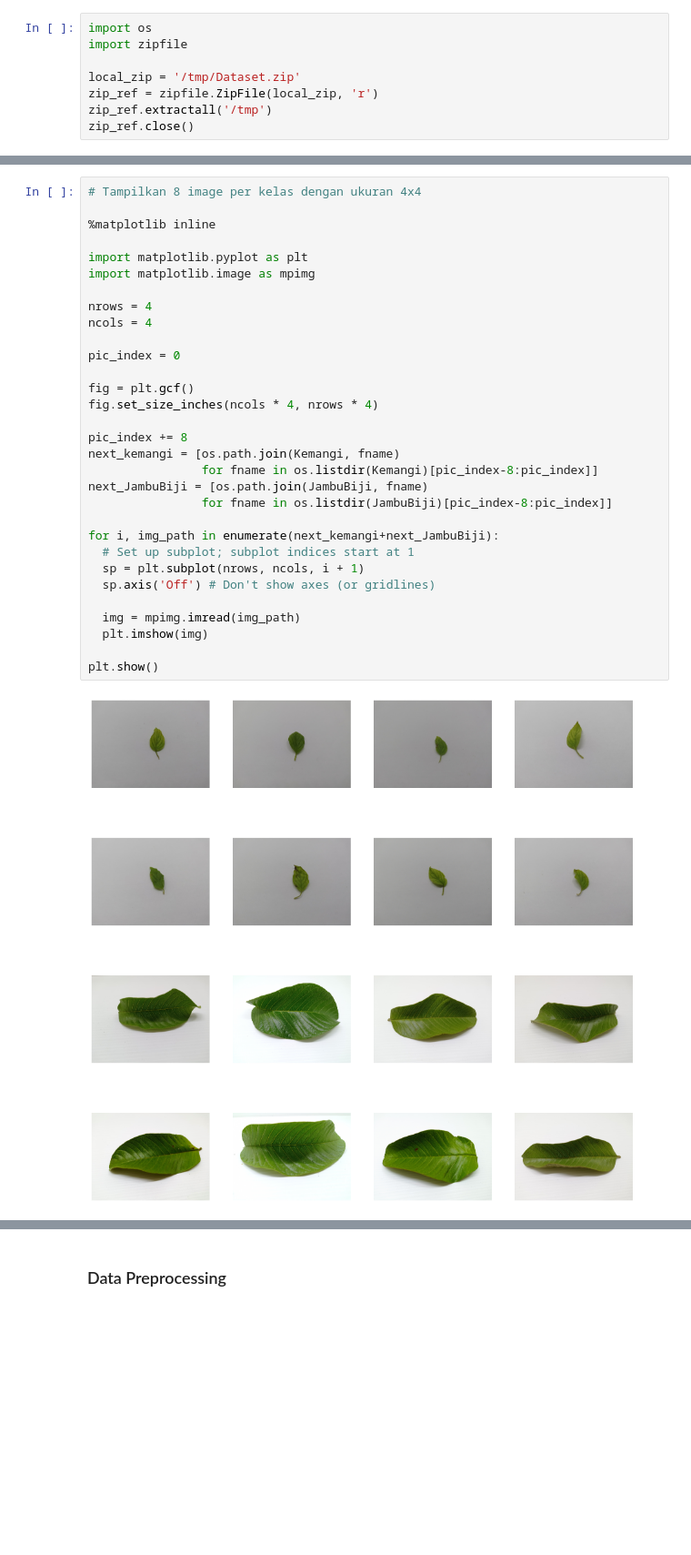
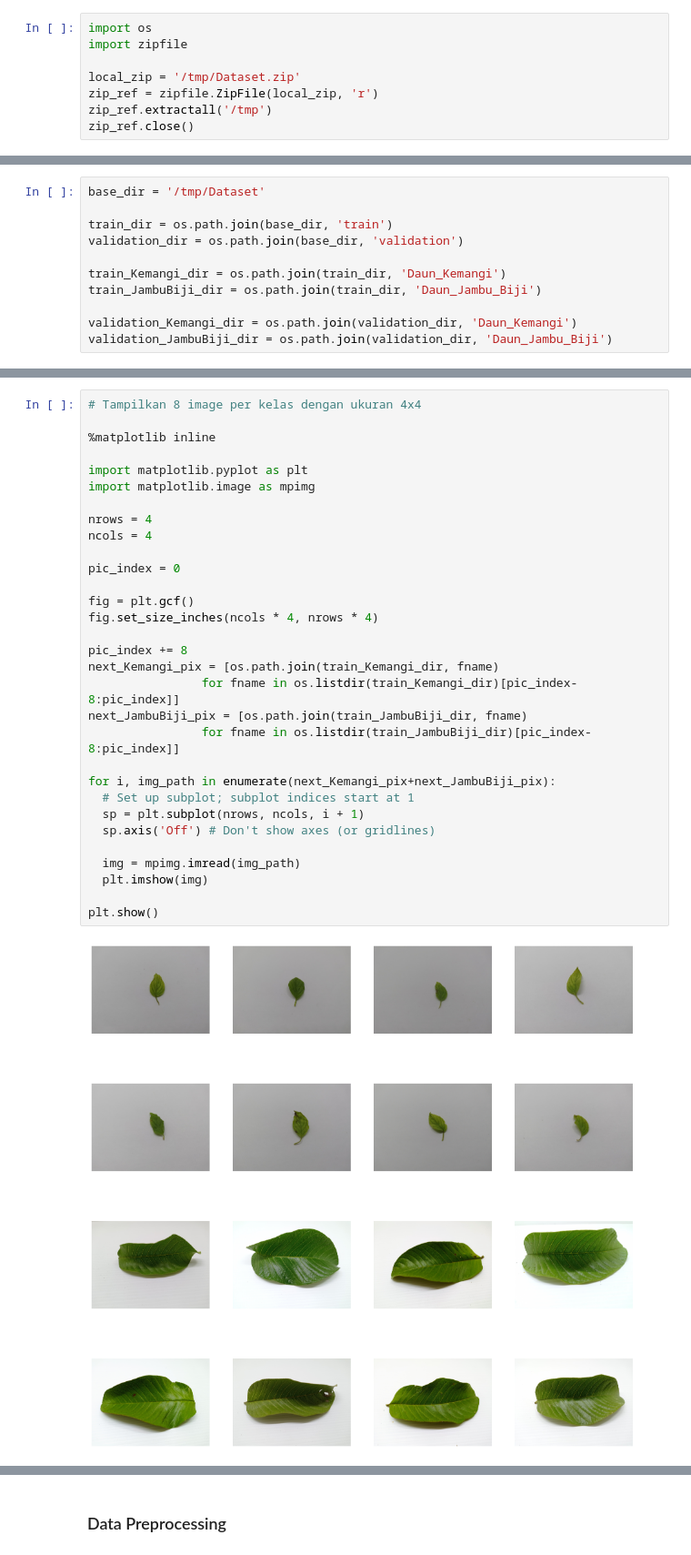
Before and after one commit to Jibril203/Kecerdasan-Buatan-A, a Jupyter notebook: neural_network/neural_network.ipynb, the cells around one changed output, grey strips where cells are left out. Shown: that part at 91% size. Drawn from its saved outputs; the diff is of its cells as text; blank space fills up the shorter version.

```diff
--- a/neural_network/neural_network.ipynb
+++ b/neural_network/neural_network.ipynb
@@ -37 +32,12 @@ JambuBiji = os.path.join(base_dir, 'Daun_Jambu_Biji')
+# %%
+base_dir = '/tmp/Dataset'
+
+train_dir = os.path.join(base_dir, 'train')
+validation_dir = os.path.join(base_dir, 'validation')
+
+train_Kemangi_dir = os.path.join(train_dir, 'Daun_Kemangi')
+train_JambuBiji_dir = os.path.join(train_dir, 'Daun_Jambu_Biji')
+
+validation_Kemangi_dir = os.path.join(validation_dir, 'Daun_Kemangi')
+validation_JambuBiji_dir = os.path.join(validation_dir, 'Daun_Jambu_Biji')
 # %%
@@ -51,36 +61,36 @@ total Daun Jambu Biji: 50
 # %%
 # Tampilkan 8 image per kelas dengan ukuran 4x4
 
 %matplotlib inline
 
 import matplotlib.pyplot as plt
 import matplotlib.image as mpimg
 
 nrows = 4
 ncols = 4
 
 pic_index = 0
 
 fig = plt.gcf()
 fig.set_size_inches(ncols * 4, nrows * 4)
 
 pic_index += 8
-next_kemangi = [os.path.join(Kemangi, fname)
-                for fname in os.listdir(Kemangi)[pic_index-8:pic_index]]
-next_JambuBiji = [os.path.join(JambuBiji, fname)
-                for fname in os.listdir(JambuBiji)[pic_index-8:pic_index]]
+next_Kemangi_pix = [os.path.join(train_Kemangi_dir, fname)
+                for fname in os.listdir(train_Kemangi_dir)[pic_index-8:pic_index]]
+next_JambuBiji_pix = [os.path.join(train_JambuBiji_dir, fname)
+                for fname in os.listdir(train_JambuBiji_dir)[pic_index-8:pic_index]]
 
-for i, img_path in enumerate(next_kemangi+next_JambuBiji):
+for i, img_path in enumerate(next_Kemangi_pix+next_JambuBiji_pix):
   # Set up subplot; subplot indices start at 1
   sp = plt.subplot(nrows, ncols, i + 1)
   sp.axis('Off') # Don't show axes (or gridlines)
 
   img = mpimg.imread(img_path)
   plt.imshow(img)
 
 plt.show()
 # %% [output]
-[figure, old version]
+[figure, new version]
 # %%
 import cv2
 import numpy as np
```
Also changed, not shown: parts of 14 cells of this notebook.
